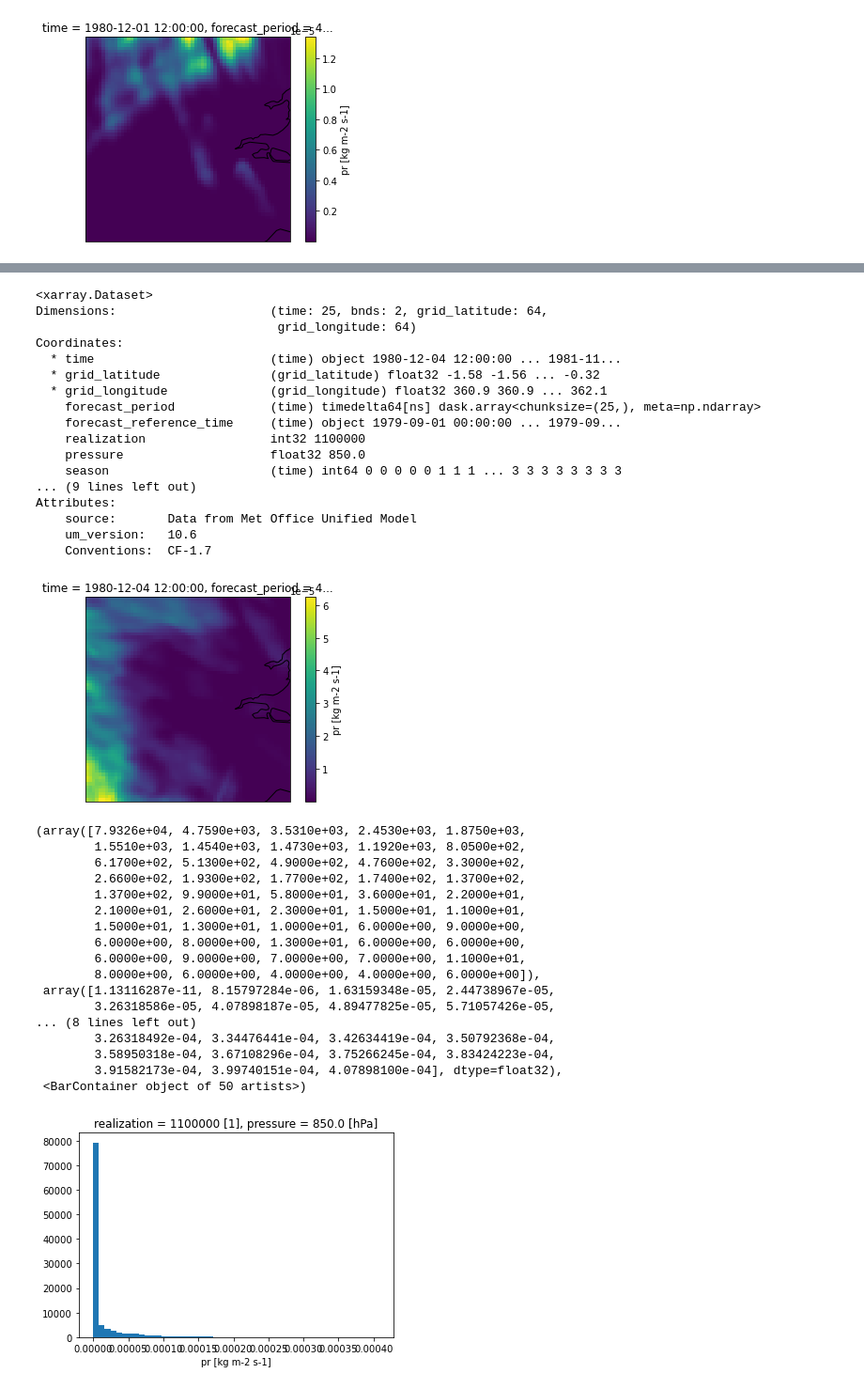
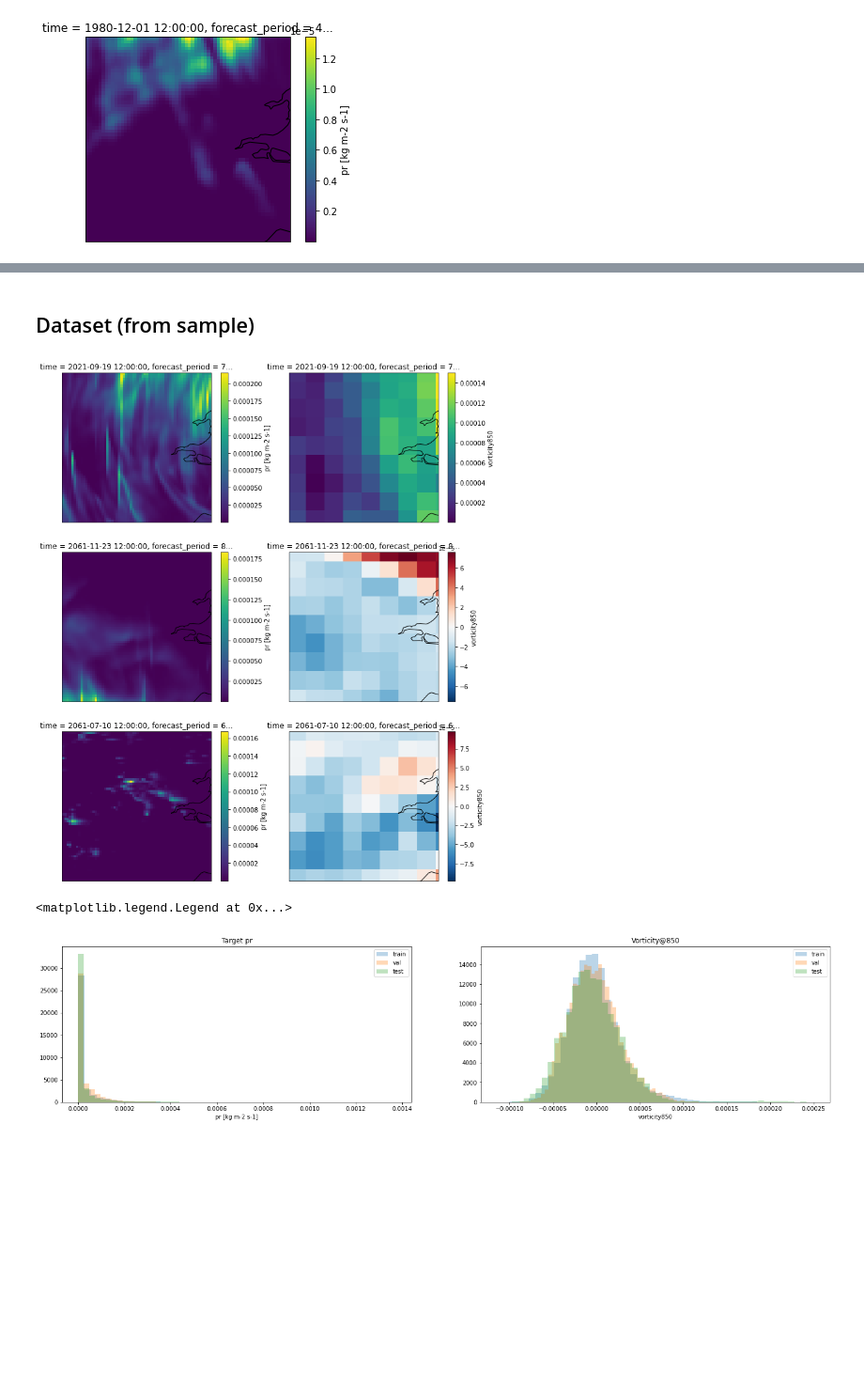
Before and after one commit to henryaddison/ml-downscaling-emulation, a Jupyter notebook: notebooks/exploration/engineered features.ipynb, the cells around one changed output, grey strips where cells are left out. Shown at 94% size. Drawn from its saved outputs; the diff is of its cells as text; code cells hidden in the pictures; blank space fills up the shorter version.

Commit message:
explore a sample dataset

```diff
--- a/notebooks/exploration/engineered features.ipynb
+++ b/notebooks/exploration/engineered features.ipynb
@@ -242,58 +242,38 @@ Attributes:
     source:       Data from Met Office Unified Model
     um_version:   10.6
     Conventions:  CF-1.7
+# %% [markdown]
+## Dataset (from sample)
 # %%
-from ml_downscaling_emulator.data.dataset import SeasonStratifiedIntensitySplit
+splits = ["train", "val", "test"] #, "extreme_val", "extreme_test"]
 
-time_encoding = xr.open_dataset(pr_meta.filepath(1981)).time_bnds.encoding
-
-ssi = SeasonStratifiedIntensitySplit(val_prop=0.2, test_prop=0.1, time_encoding=time_encoding)
-data_splits = ssi.run(combined_ds)
+data_splits = {split: xr.open_dataset(os.path.join(os.getenv("DERIVED_DATA"), "moose", "nc-datasets", "2.2km-coarsened-8x_london_random_london_8x_vorticity850_random", f"{split}.nc")) for split in splits}
 # %%
-data_splits["test"]
+fig, axes = plt.subplots(nrows=3, ncols=2, figsize=(12, 15), subplot_kw=dict(projection=cp_model_rotated_pole))
+
+for i, split in enumerate(splits):
+    ts = np.random.choice(data_splits[split].time.values)
+
+    ax=axes[i][0]
+    data_splits[split].sel(time=ts)['target_pr'].plot(ax=ax)
+    ax.coastlines()
+
+    ax=axes[i][1]
+    data_splits[split].sel(time=ts)['vorticity850'].plot(ax=ax)
+    ax.coastlines()
 # %% [output]
-<xarray.Dataset>
-Dimensions:                     (time: 25, bnds: 2, grid_latitude: 64,
-                                 grid_longitude: 64)
-Coordinates:
-  * time                        (time) object 1980-12-04 12:00:00 ... 1981-11...
-  * grid_latitude               (grid_latitude) float32 -1.58 -1.56 ... -0.32
-  * grid_longitude              (grid_longitude) float32 360.9 360.9 ... 362.1
-    forecast_period             (time) timedelta64[ns] dask.array<chunksize=(25,), meta=np.ndarray>
-    forecast_reference_time     (time) object 1979-09-01 00:00:00 ... 1979-09...
-    realization                 int32 1100000
-    pressure                    float32 850.0
-    season                      (time) int64 0 0 0 0 0 1 1 1 ... 3 3 3 3 3 3 3 3
-... (9 lines left out)
-Attributes:
-    source:       Data from Met Office Unified Model
-    um_version:   10.6
-    Conventions:  CF-1.7
+[figure, added]
 # %%
-ax = plt.axes(projection=cp_model_rotated_pole)
-data_splits["test"].isel(time=0)['target_pr'].plot(ax=ax)
-ax.coastlines()
+fig, axes = plt.subplots(nrows=1, ncols=2, figsize=(24, 5))
 
-plt.show()
+for split in splits:
+    data_splits[split]['target_pr'].plot(ax=axes[0], bins=50, density=True, alpha=0.3, label=split)
+    data_splits[split]['vorticity850'].plot(ax=axes[1], bins=50, density=True, alpha=0.3, label=split)
 
-data_splits["test"]['target_pr'].plot(bins=50)
+axes[0].set_title("Target pr")
+axes[1].set_title("Vorticity@850")
+axes[0].legend()
+axes[1].legend()
 # %% [output]
+<matplotlib.legend.Legend at 0x...>
-[figure, old version]
+[figure, new version]
-(array([7.9326e+04, 4.7590e+03, 3.5310e+03, 2.4530e+03, 1.8750e+03,
-        1.5510e+03, 1.4540e+03, 1.4730e+03, 1.1920e+03, 8.0500e+02,
-        6.1700e+02, 5.1300e+02, 4.9000e+02, 4.7600e+02, 3.3000e+02,
-        2.6600e+02, 1.9300e+02, 1.7700e+02, 1.7400e+02, 1.3700e+02,
-        1.3700e+02, 9.9000e+01, 5.8000e+01, 3.6000e+01, 2.2000e+01,
-        2.1000e+01, 2.6000e+01, 2.3000e+01, 1.5000e+01, 1.1000e+01,
-        1.5000e+01, 1.3000e+01, 1.0000e+01, 6.0000e+00, 9.0000e+00,
-        6.0000e+00, 8.0000e+00, 1.3000e+01, 6.0000e+00, 6.0000e+00,
-        6.0000e+00, 9.0000e+00, 7.0000e+00, 7.0000e+00, 1.1000e+01,
-        8.0000e+00, 6.0000e+00, 4.0000e+00, 4.0000e+00, 6.0000e+00]),
- array([1.13116287e-11, 8.15797284e-06, 1.63159348e-05, 2.44738967e-05,
-        3.26318586e-05, 4.07898187e-05, 4.89477825e-05, 5.71057426e-05,
-... (8 lines left out)
-        3.26318492e-04, 3.34476441e-04, 3.42634419e-04, 3.50792368e-04,
-        3.58950318e-04, 3.67108296e-04, 3.75266245e-04, 3.83424223e-04,
-        3.91582173e-04, 3.99740151e-04, 4.07898100e-04], dtype=float32),
- <BarContainer object of 50 artists>)
-[figure, removed]
```
Also changed, not shown: parts of 6 cells of this notebook.
